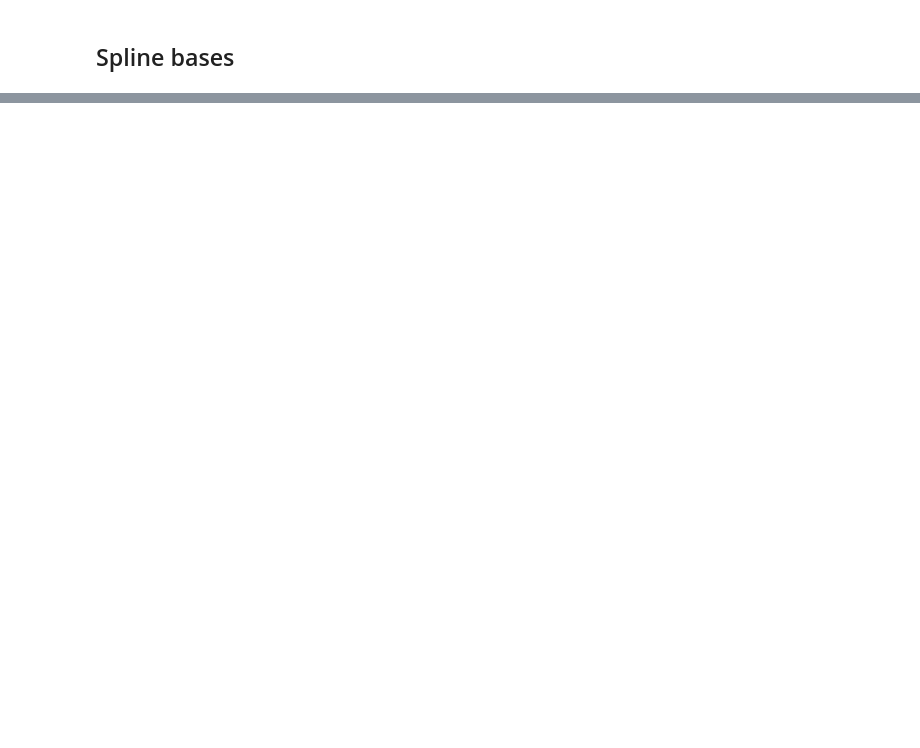
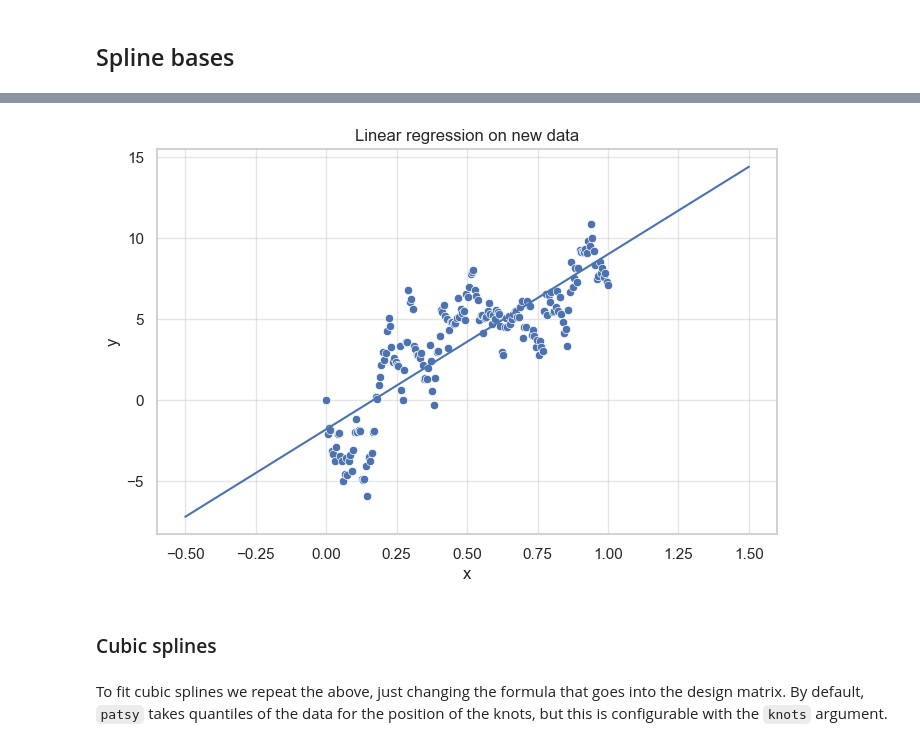
Before and after one commit to chris-leonard/elements-of-statistical-learning, a Jupyter notebook: chapter-8/splines.ipynb, the cells around one changed output, grey strips where cells are left out. Drawn from its saved outputs; the diff is of its cells as text; code cells hidden in the pictures; blank space fills up the shorter version.

Commit message:
replace basis_expansions with patsy and finish notes on natural cubic splines

```diff
--- a/chapter-8/splines.ipynb
+++ b/chapter-8/splines.ipynb
@@ -1215,0 +313,18 @@ Pipeline([
+# %%
+# to make a prediction on new data make a new design matrix based on the fitted one
+x_new = np.linspace(-0.5, 1.5, 100)
+X_new = build_design_matrices([X.design_info], {"x": x_new})[0]
+
+y_pred_new = lin_reg.predict(X_new)
+
+fig, ax = plt.subplots(figsize=(8, 5))
+sns.scatterplot(sample_data, x="x", y="y",ax=ax)
+ax.plot(x_new, y_pred_new)
+ax.set(title="Linear regression on new data");
+# %% [output]
+[figure, added]
+# %% [markdown]
+### Cubic splines
+# %% [markdown]
+To fit cubic splines we repeat the above, just changing the formula that goes into the design matrix.
+By default, `patsy` takes quantiles of the data for the position of the knots, but this is configurable with the `knots` argument.
```
Also changed, not shown: parts of 83 cells of this notebook, 3 other files.
